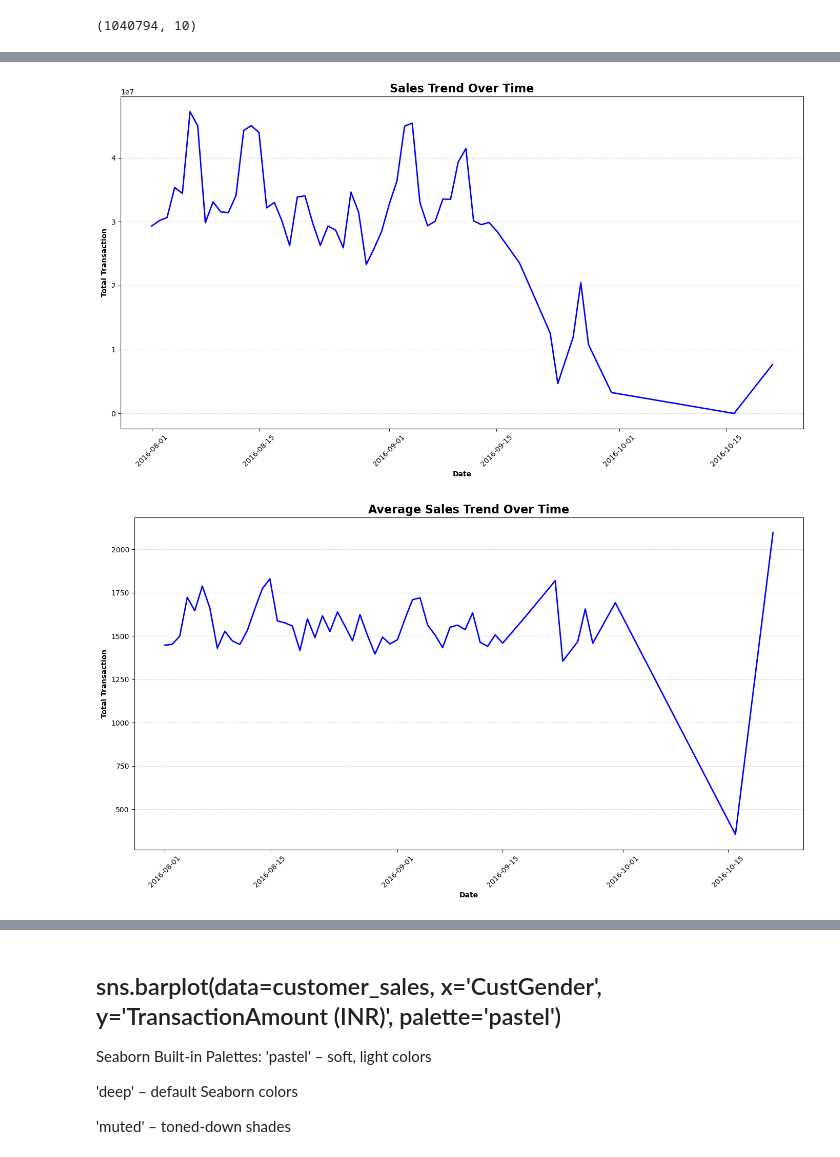
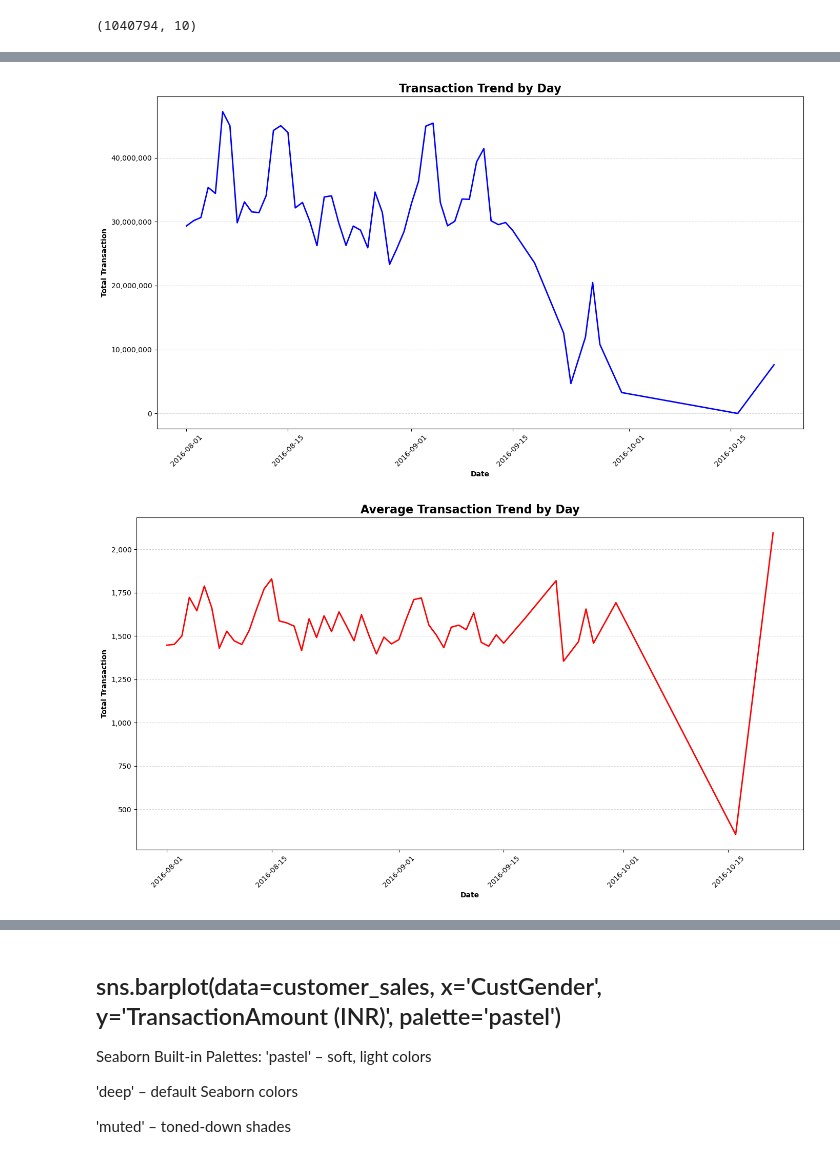
Before and after one commit to Halimat92/Optimizing-Retail-Banking-Strategies-, a Jupyter notebook: Optimizing_Retail_Banking_Strategies.ipynb, the cells around one changed output, grey strips where cells are left out. Drawn from its saved outputs; the diff is of its cells as text; code cells hidden in the pictures.

```diff
--- a/Optimizing_Retail_Banking_Strategies.ipynb
+++ b/Optimizing_Retail_Banking_Strategies.ipynb
@@ -248,7 +279,7 @@ F    280635
 T         1
 Name: CustGender, dtype: int64
 # %%
-df["CustGender"] = df["CustGender"].replace('T','F')
+df["CustGender"] = df["CustGender"].replace('T','M')
 # %%
 df["CustGender"].value_counts()
 # %% [output]
@@ -415,38 +547,38 @@ plt.show()
 # %%
+
+def format_with_commas(x, _):
+    return f'{x:,.0f}'
+
 daily_sales = df.groupby('TransactionDate')['TransactionAmount (INR)'].sum().reset_index()
 
-# Convert datetime to just the date (optional, for cleaner x-axis)
-daily_sales['TransactionDate'] = daily_sales['TransactionDate'].dt.date
 
 # Plot line chart
 plt.figure(figsize=(14, 8))
 sns.lineplot(
     data=daily_sales,
     x='TransactionDate',
     y='TransactionAmount (INR)',
     color='Blue',
     linewidth=2
 )
 
 # Titles and labels
-plt.title("Sales Trend Over Time", fontsize=16, fontweight ='bold')
+plt.title("Transaction Trend by Day", fontsize=16, fontweight ='bold')
 plt.xlabel("Date", fontweight = 'bold')
 plt.ylabel("Total Transaction", fontweight ='bold')
 
 # Improve x-axis label readability
 plt.xticks(rotation=45)
 
-# Optional: Add grid and layout tweaks
+# Add grid and layout tweaks
 plt.grid(axis='y', linestyle='--', alpha=0.5)
+plt.gca().yaxis.set_major_formatter(FuncFormatter(format_with_commas))  # Apply comma format
 plt.tight_layout()
 plt.show()
 # %% [output]
-[figure, old version]
+[figure, new version]
 # %%
 daily_sales = df.groupby('TransactionDate')['TransactionAmount (INR)'].mean().reset_index()
-
-# Convert datetime to just the date (optional, for cleaner x-axis)
-daily_sales['TransactionDate'] = daily_sales['TransactionDate'].dt.date
 
 # Plot line chart
 plt.figure(figsize=(14, 8))
@@ -454,21 +586,21 @@ sns.lineplot(
     data=daily_sales,
     x='TransactionDate',
     y='TransactionAmount (INR)',
-    color='Blue',
+    color='red',
     linewidth=2
 )
 
 # Titles and labels
-plt.title("Average Sales Trend Over Time", fontsize=16, fontweight ='bold')
+plt.title("Average Transaction Trend by Day", fontsize=16, fontweight ='bold')
 plt.xlabel("Date", fontweight = 'bold')
 plt.ylabel("Total Transaction", fontweight ='bold')
 
 # Improve x-axis label readability
 plt.xticks(rotation=45)
-
-# Optional: Add grid and layout tweaks
+plt.gca().yaxis.set_major_formatter(FuncFormatter(format_with_commas)) #apply comma
+#Add grid and layout tweaks
 plt.grid(axis='y', linestyle='--', alpha=0.5)
 plt.tight_layout()
 plt.show()
 # %% [output]
-[figure, old version]
+[figure, new version]
```
Also changed, not shown: parts of 105 cells of this notebook.
